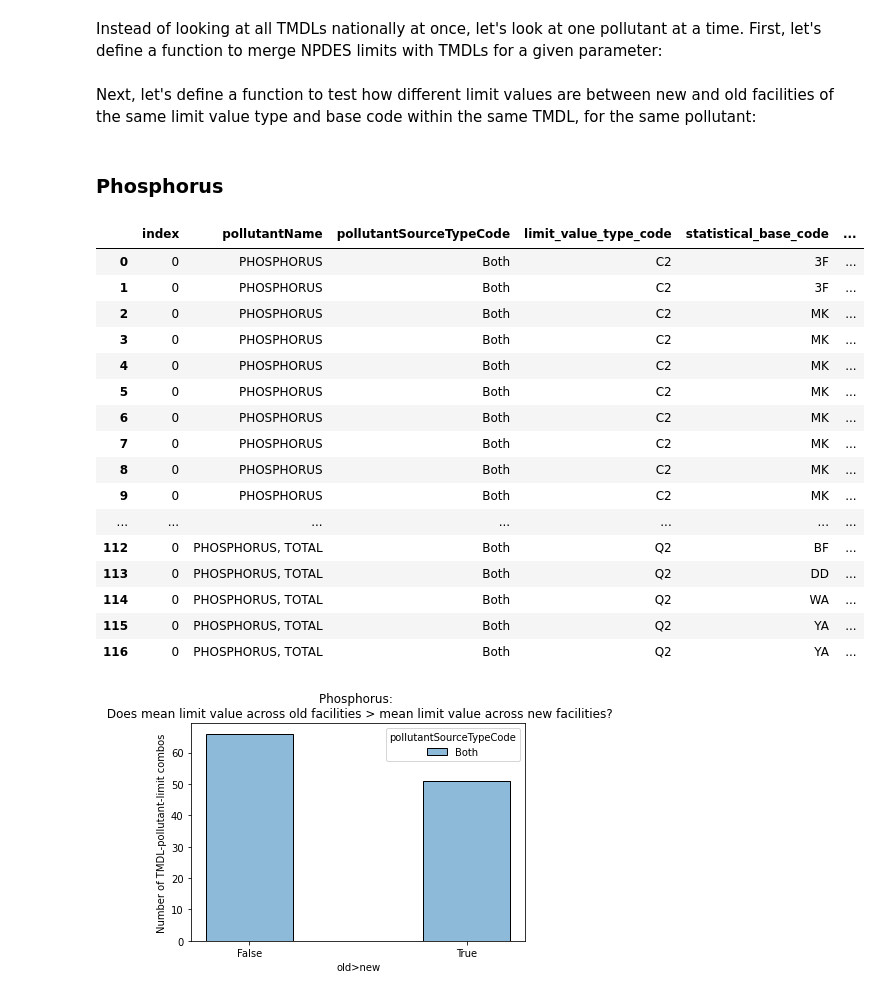
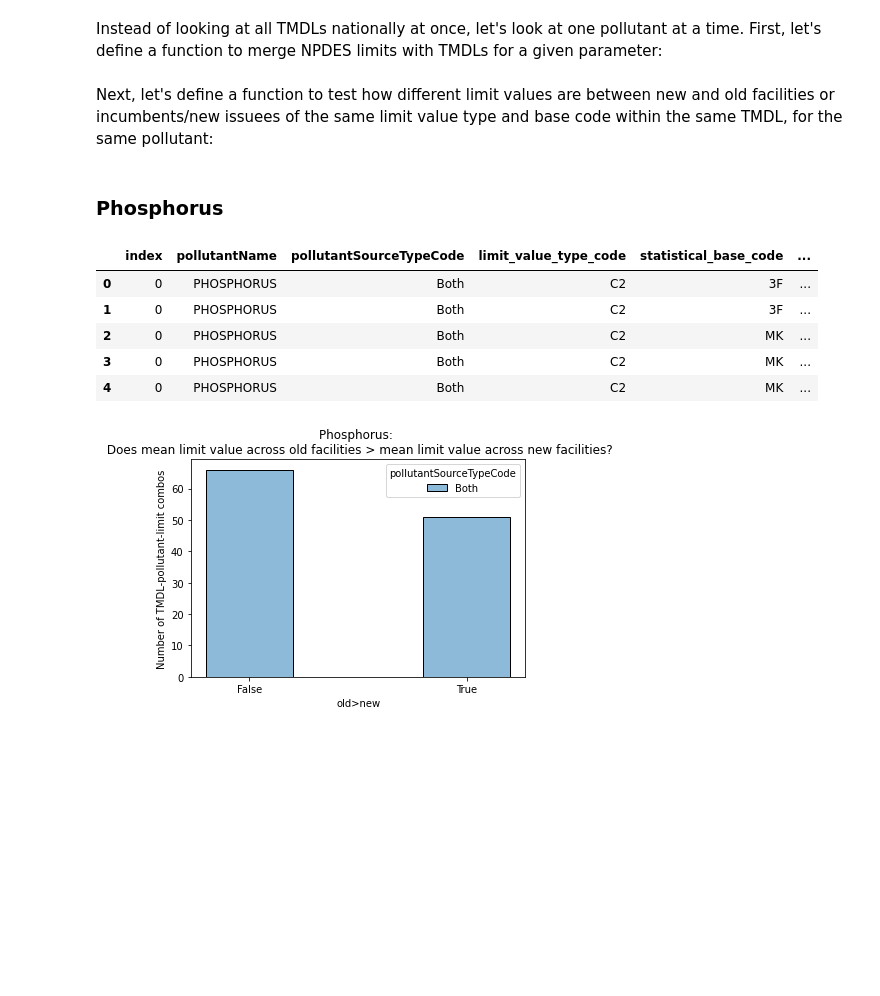
Before and after one commit to reglab/TMDLs_archived, a Jupyter notebook: exploring_grandfathering.ipynb, the cells around one changed output. Cells and saved outputs as stored; diff of their text form; code cells hidden in the pictures; blank space fills up the shorter version.

```diff
--- a/exploring_grandfathering.ipynb
+++ b/exploring_grandfathering.ipynb
@@ -82,14 +82,17 @@ def merge_limits_tmdls(pollutants, dmr_path, permit_data, tmdl_data):
 
     return limits_merged
 # %% [markdown]
-Next, let's define a function to test how different limit values are between new and old facilities of the same limit value type and base code within the same TMDL, for the same pollutant:
+Next, let's define a function to test how different limit values are between new and old facilities or incumbents/new issuees of the same limit value type and base code within the same TMDL, for the same pollutant:
 # %%
-def test_facility_limit_diffs(limits):
+def test_limit_diffs(limits, by):
     # Group by limit type
     grouped = limits.groupby(['pollutantName', 'pollutantSourceTypeCode', 'limit_value_type_code', 'statistical_base_code', 'actionIdentifier'], as_index=False).nunique()
 
-    # Only retain permit limit types with more than one permittee, as well as both new and old facilities
-    grouped = grouped[(grouped['npdes_permit_id'] > 1) & (grouped['new_facility'] > 1)]
+    # Only retain permit limit types with more than one permittee, as well as members of both comparison class
+    if by == 'facility':
+        grouped = grouped[(grouped['npdes_permit_id'] > 1) & (grouped['new_facility'] > 1)]
+    if by == 'permit':
+        grouped = grouped[(grouped['npdes_permit_id'] > 1) & (grouped['incumbent'] > 1)]
 
     # Set up table to collect test results
     all_stats = pd.DataFrame()
@@ -108,10 +111,16 @@ def test_facility_limit_diffs(limits):
         permit_limit_type.drop_duplicates('unique_lim_id', inplace=True)
 
         # Calculate test results
-        stats = permit_limit_type.groupby(['pollutantName', 'pollutantSourceTypeCode', 'limit_value_type_code', 'statistical_base_code', 'actionIdentifier', 'new_facility'], as_index=False).agg(limit_mean=pd.NamedAgg(column='limit_value_standard_units', aggfunc=lambda x: x.mean()), limit_mean_SE=pd.NamedAgg(column='limit_value_standard_units', aggfunc=lambda x: x.sem()), unique_limits=pd.NamedAgg(column='unique_lim_id', aggfunc=lambda x: x.nunique()))
-        stats = pd.pivot(stats, index=['pollutantName', 'pollutantSourceTypeCode', 'limit_value_type_code', 'statistical_base_code', 'actionIdentifier'], columns='new_facility')
-        stats.columns = ['Old_facility_limit_mean', 'New_facility_limit_mean', 'Old_facility_limit_SE', 'New_facility_limit_SE', 'Old_facility_unique_limits', 'New_facility_unique_limits']
-        stats['old>new'] = list(map(str, stats['Old_facility_limit_mean']>stats['New_facility_limit_mean']))
+        if by == 'facility':
+            stats = permit_limit_type.groupby(['pollutantName', 'pollutantSourceTypeCode', 'limit_value_type_code', 'statistical_base_code', 'actionIdentifier', 'new_facility'], as_index=False).agg(limit_mean=pd.NamedAgg(column='limit_value_standard_units', aggfunc=lambda x: x.mean()), limit_mean_SE=pd.NamedAgg(column='limit_value_standard_units', aggfunc=lambda x: x.sem()), unique_limits=pd.NamedAgg(column='unique_lim_id', aggfunc=lambda x: x.nunique()))
+            stats = pd.pivot(stats, index=['pollutantName', 'pollutantSourceTypeCode', 'limit_value_type_code', 'statistical_base_code', 'actionIdentifier'], columns='new_facility')
+            stats.columns = ['Old_facility_limit_mean', 'New_facility_limit_mean', 'Old_facility_limit_SE', 'New_facility_limit_SE', 'Old_facility_unique_limits', 'New_facility_unique_limits']
+            stats['old>new'] = list(map(str, stats['Old_facility_limit_mean']>stats['New_facility_limit_mean']))
+        if by == 'permit':
+            stats = permit_limit_type.groupby(['pollutantName', 'pollutantSourceTypeCode', 'limit_value_type_code', 'statistical_base_code', 'actionIdentifier', 'incumbent'], as_index=False).agg(limit_mean=pd.NamedAgg(column='limit_value_standard_units', aggfunc=lambda x: x.mean()), limit_mean_SE=pd.NamedAgg(column='limit_value_standard_units', aggfunc=lambda x: x.sem()), unique_limits=pd.NamedAgg(column='unique_lim_id', aggfunc=lambda x: x.nunique()))
+            stats = pd.pivot(stats, index=['pollutantName', 'pollutantSourceTypeCode', 'limit_value_type_code', 'statistical_base_code', 'actionIdentifier'], columns='incumbent')
+            stats.columns = ['Incumbent_limit_mean', 'New_issuee_limit_mean', 'Incumbent_limit_SE', 'New_issuee_limit_SE', 'Incumbent_unique_limits', 'New_issuee_unique_limits']
+            stats['incumbent>new issuee'] = list(map(str, stats['Incumbent_limit_mean']>stats['New_issuee_limit_mean']))
         all_stats = pd.concat([all_stats, stats.reset_index()])
     return all_stats.reset_index()
 # %% [markdown]
@@ -119,26 +128,15 @@ def test_facility_limit_diffs(limits):
 # %%
 # Merge limits with TMDLs and run difference test
 P_limits_merged = merge_limits_tmdls(['PHOSPHORUS, TOTAL', 'PHOSPHORUS'], 'phosphorus_dmrs.csv', permit_data, tmdls_merged)
-results = test_facility_limit_diffs(P_limits_merged)
+results = test_limit_diffs(P_limits_merged, by='facility')
 results.head()
 # %% [output]
 |  | index | pollutantName | pollutantSourceTypeCode | limit_value_type_code | statistical_base_code | ... |
 | 0 | 0 | PHOSPHORUS | Both | C2 | 3F | ... |
 | 1 | 0 | PHOSPHORUS | Both | C2 | 3F | ... |
 | 2 | 0 | PHOSPHORUS | Both | C2 | MK | ... |
 | 3 | 0 | PHOSPHORUS | Both | C2 | MK | ... |
 | 4 | 0 | PHOSPHORUS | Both | C2 | MK | ... |
-| 5 | 0 | PHOSPHORUS | Both | C2 | MK | ... |
-| 6 | 0 | PHOSPHORUS | Both | C2 | MK | ... |
-| 7 | 0 | PHOSPHORUS | Both | C2 | MK | ... |
-| 8 | 0 | PHOSPHORUS | Both | C2 | MK | ... |
-| 9 | 0 | PHOSPHORUS | Both | C2 | MK | ... |
-| ... | ... | ... | ... | ... | ... | ... |
-| 112 | 0 | PHOSPHORUS, TOTAL | Both | Q2 | BF | ... |
-| 113 | 0 | PHOSPHORUS, TOTAL | Both | Q2 | DD | ... |
-| 114 | 0 | PHOSPHORUS, TOTAL | Both | Q2 | WA | ... |
-| 115 | 0 | PHOSPHORUS, TOTAL | Both | Q2 | YA | ... |
-| 116 | 0 | PHOSPHORUS, TOTAL | Both | Q2 | YA | ... |
 # %%
 # Plot results
 plt.style.use('default')
```
Also changed, not shown: parts of 8 cells of this notebook.
